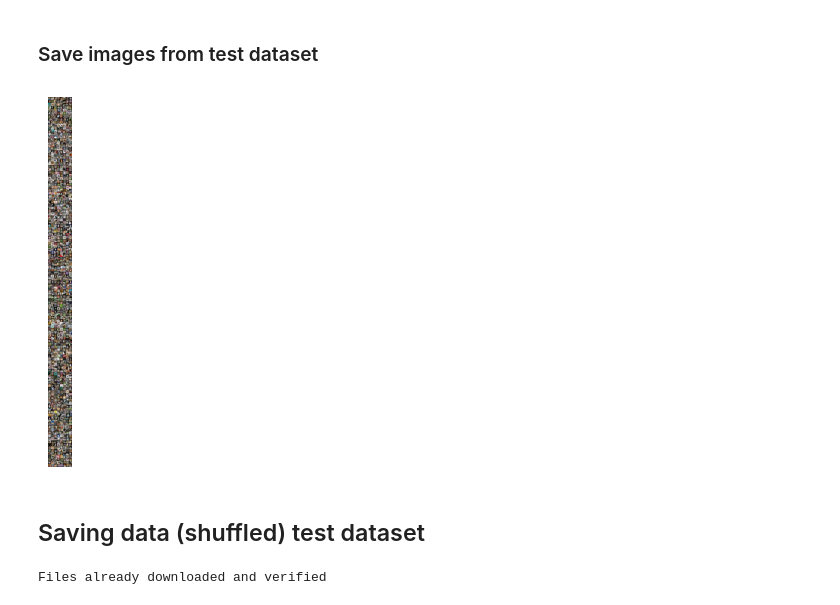
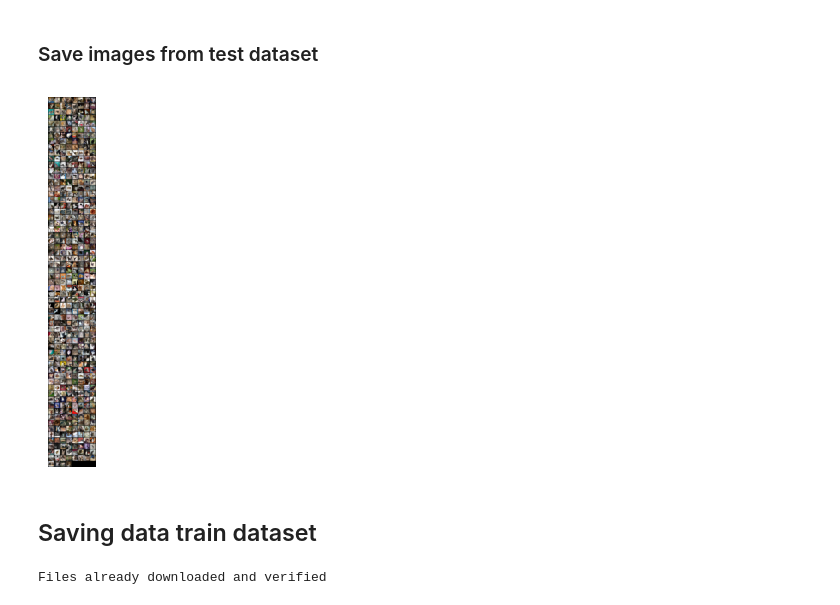
Before and after one commit to dkumar2701/image-deeplearning, a Jupyter notebook: FIDanalysis.ipynb, the cells around one changed output. Saved outputs shown, nothing was run; the diff lists cells and outputs as text; code cells hidden in the pictures.

```diff
--- a/FIDanalysis.ipynb
+++ b/FIDanalysis.ipynb
@@ -163,16 +186,20 @@ transform = transforms.Compose(
     [transforms.ToTensor(),
      transforms.Normalize((0.5, 0.5, 0.5), (0.5, 0.5, 0.5))])
 testset = torchvision.datasets.CIFAR10(root='./data', train=False, download=True, transform=transform)
+testloader = torch.utils.data.DataLoader(testset, batch_size=batch_size, shuffle=False, num_workers=2)
 cat_idxs = np.where((np.array(testset.targets) == 3))[0]
 catset = torch.utils.data.Subset(testset, cat_idxs)
-catloader = torch.utils.data.DataLoader(catset, batch_size=batch_size, shuffle=False, num_workers=2)
+cattestloader = torch.utils.data.DataLoader(catset, batch_size=batch_size, shuffle=False, num_workers=2)
 
 
-iterator = iter(catloader)
+iterator = iter(cattestloader)
 images, _ = next(iterator)
 imshow(torchvision.utils.make_grid(images.squeeze()))
 images, _ = next(iterator)
 imshow(torchvision.utils.make_grid(images.squeeze()))
+
+images, _ = next(iter(iterator))
+imshow(torchvision.utils.make_grid(images.squeeze()))
 # %% [output]
 Files already downloaded and verified
 [figure]
@@ -193,27 +221,27 @@ shutil.rmtree(output_folder)
 # %%
 test_folder = "test_images"
 output_folder = os.path.join("output/", test_folder)
 os.makedirs(output_folder, exist_ok=True)
 
 img_grid_images = []
-for i, (images, _) in enumerate(catloader):
+for i, (images, _) in enumerate(cattestloader):
   images = images.squeeze()
-  if i<1000:
+  if i<500:
     images = images/2 + 0.5
     img_grid_images.append(images)
     image_path = os.path.join(output_folder, f"{i}.png")
     save_image(images, image_path)
 
 img_grid = torchvision.utils.make_grid(img_grid_images)
 ndarr = img_grid.permute(1, 2, 0).cpu().numpy()
 plt.figure()
 plt.axis("off")
 plt.imshow(ndarr)
 plt.show()
 # %% [output]
-[figure, old version]
+[figure, new version]
 # %% [markdown]
-## Saving data (shuffled) test dataset
+## Saving data train dataset
 # %%
 batch_size = 1
 transform = transforms.Compose(
```
Also changed, not shown: parts of 24 cells of this notebook.
